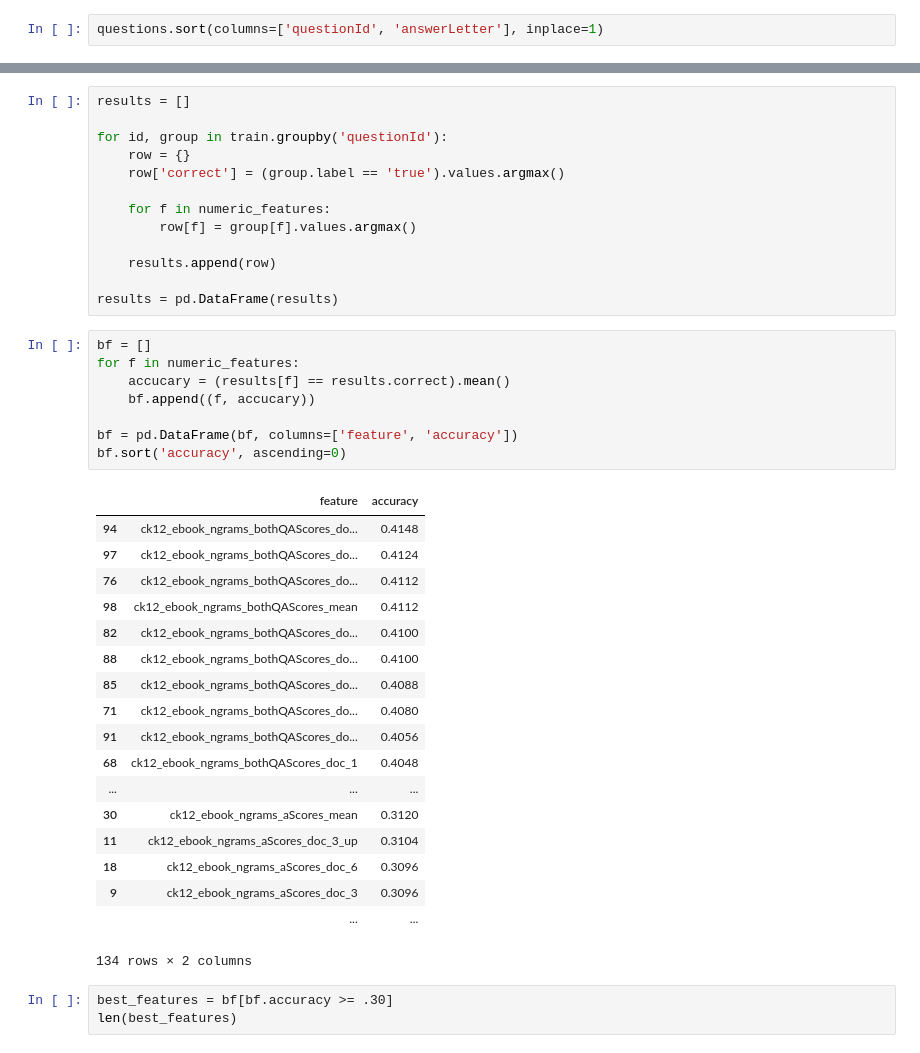
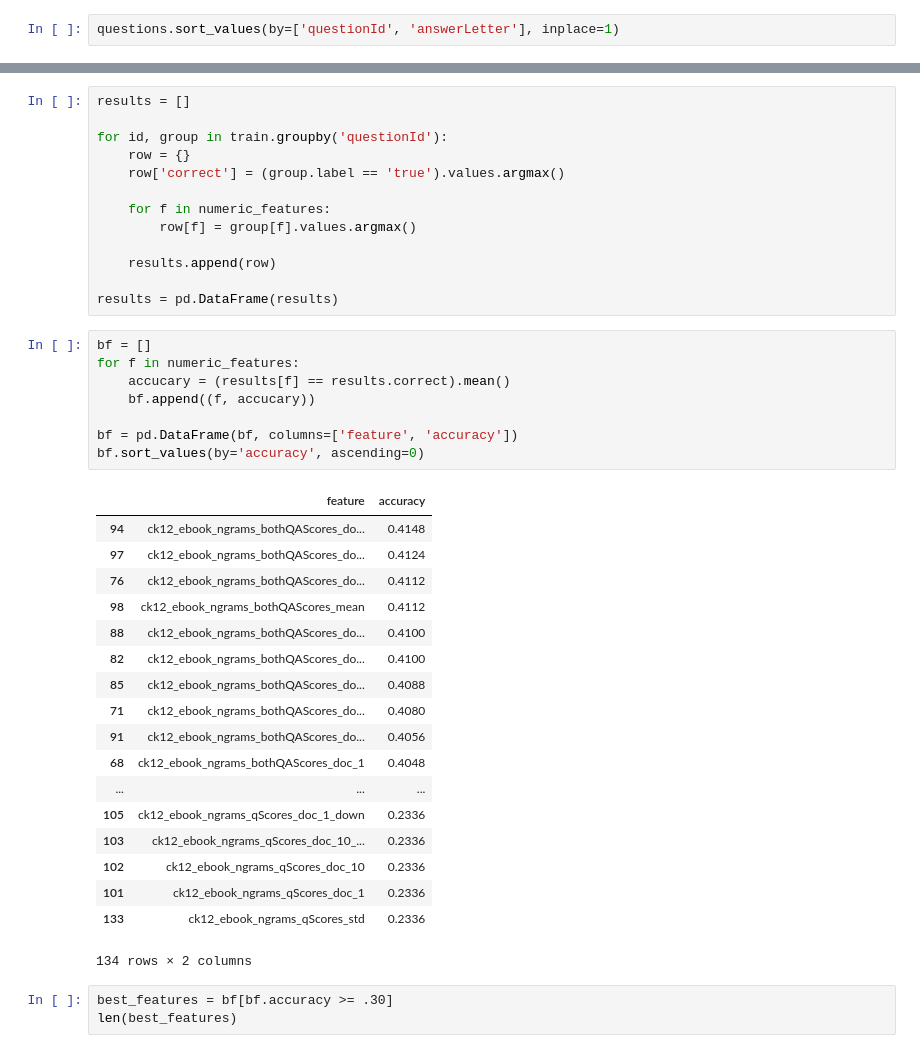
Before and after one commit to alexeygrigorev/allen-qa, a Jupyter notebook: notebooks/ck12-data.ipynb, the cells around one changed output, grey strips where cells are left out. Drawn from its saved outputs; the diff is of its cells as text.

```diff
--- a/notebooks/ck12-data.ipynb
+++ b/notebooks/ck12-data.ipynb
@@ -54,7 +54,7 @@ with codecs.open('/home/agrigorev/git-projects/allen-qa/lucene-features-6.json',
 questions = pd.DataFrame(dicts)
 del dicts
 # %%
-questions.sort(columns=['questionId', 'answerLetter'], inplace=1)
+questions.sort_values(by=['questionId', 'answerLetter'], inplace=1)
 # %%
 questions.head()
 # %% [output]
@@ -88,29 +88,29 @@ results = pd.DataFrame(results)
 # %%
 bf = []
 for f in numeric_features:
     accucary = (results[f] == results.correct).mean()
     bf.append((f, accucary))
 
 bf = pd.DataFrame(bf, columns=['feature', 'accuracy'])
-bf.sort('accuracy', ascending=0)
+bf.sort_values(by='accuracy', ascending=0)
 # %% [output]
 |  | feature | accuracy |
 | 94 | ck12_ebook_ngrams_bothQAScores_do... | 0.4148 |
 | 97 | ck12_ebook_ngrams_bothQAScores_do... | 0.4124 |
 | 76 | ck12_ebook_ngrams_bothQAScores_do... | 0.4112 |
 | 98 | ck12_ebook_ngrams_bothQAScores_mean | 0.4112 |
+| 88 | ck12_ebook_ngrams_bothQAScores_do... | 0.4100 |
 | 82 | ck12_ebook_ngrams_bothQAScores_do... | 0.4100 |
-| 88 | ck12_ebook_ngrams_bothQAScores_do... | 0.4100 |
 | 85 | ck12_ebook_ngrams_bothQAScores_do... | 0.4088 |
 | 71 | ck12_ebook_ngrams_bothQAScores_do... | 0.4080 |
 | 91 | ck12_ebook_ngrams_bothQAScores_do... | 0.4056 |
 | 68 | ck12_ebook_ngrams_bothQAScores_doc_1 | 0.4048 |
 | ... | ... | ... |
-| 30 | ck12_ebook_ngrams_aScores_mean | 0.3120 |
-| 11 | ck12_ebook_ngrams_aScores_doc_3_up | 0.3104 |
-| 18 | ck12_ebook_ngrams_aScores_doc_6 | 0.3096 |
-| 9 | ck12_ebook_ngrams_aScores_doc_3 | 0.3096 |
-|  | ... | ... |
+| 105 | ck12_ebook_ngrams_qScores_doc_1_down | 0.2336 |
+| 103 | ck12_ebook_ngrams_qScores_doc_10_... | 0.2336 |
+| 102 | ck12_ebook_ngrams_qScores_doc_10 | 0.2336 |
+| 101 | ck12_ebook_ngrams_qScores_doc_1 | 0.2336 |
+| 133 | ck12_ebook_ngrams_qScores_std | 0.2336 |
 134 rows × 2 columns
 # %%
 best_features = bf[bf.accuracy >= .30]
```
Also changed, not shown: parts of 48 cells of this notebook, 4 other files.
